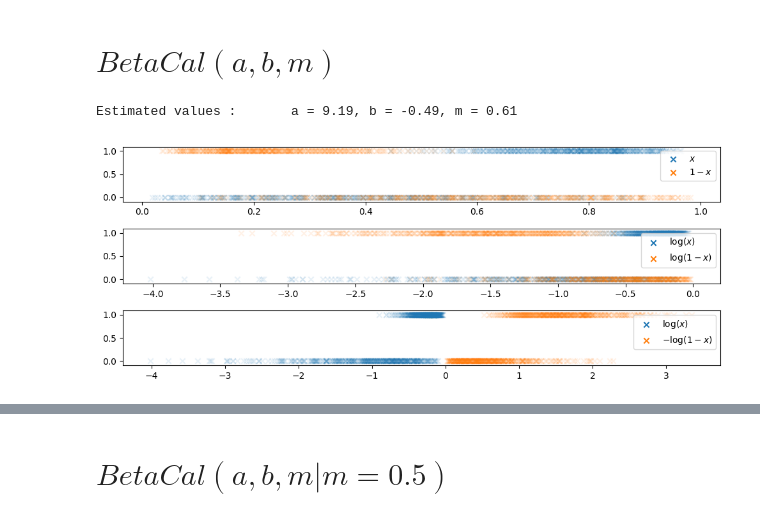
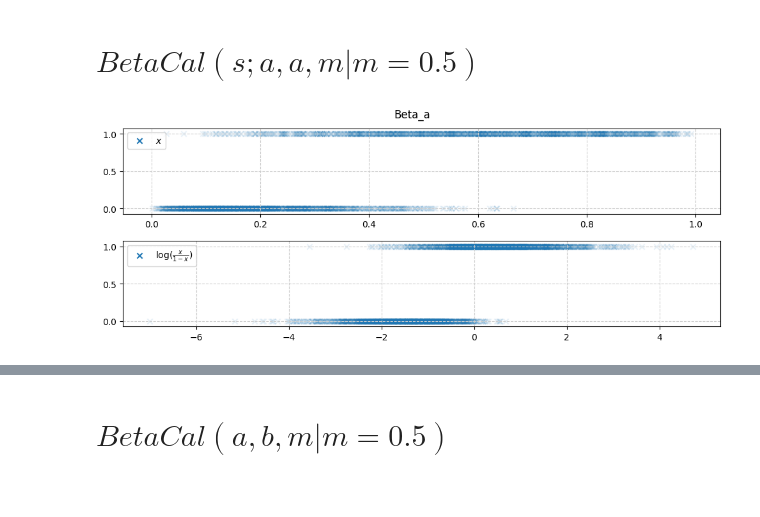
Before and after one commit to betacal/python, a Jupyter notebook: tutorial/beta_first_principles.ipynb, the cells around one changed output, grey strips where cells are left out. Saved outputs shown, nothing was run; the diff lists cells and outputs as text; code cells hidden in the pictures; blank space fills up the shorter version.

```diff
--- a/tutorial/beta_first_principles.ipynb
+++ b/tutorial/beta_first_principles.ipynb
@@ -18,0 +55,15 @@ linspace = np.linspace(0.01, 0.99, 50)
+# %%
+n_samples = 3000
+prior0 = 0.5
+prior1 = 1-prior0
+a0 = 2
+b0 = 8
+
+a1 = 3
+b1 = 2
+
+linspace = np.linspace(0+eps, 1-eps, 1000)
+
+plt.plot(linspace, beta.pdf(linspace, a0, b0), label='$beta_0$')
+plt.plot(linspace, beta.pdf(linspace, a1, b1), label='$beta_1$')
+plt.legend()
@@ -41,49 +122,25 @@ for lh in leg.legendHandles:
 # %% [markdown]
-# $BetaCal(a,b,m)$
+# $BetaCal(s; a,a, m| m=0.5)$
 # %%
+title = 'Beta_a'
 fig = plt.figure()
+fig.suptitle(title)
 
 x = scores.reshape(-1, 1)
-
-eps = np.finfo(x.dtype).eps
 x = np.clip(x, eps, 1-eps)
-x = np.hstack((x, 1. - x))
-ax = fig.add_subplot(311)
-ax.scatter(x[:,0], labels, marker='x', alpha=0.1, label='$x$')
-ax.scatter(x[:,1], labels, marker='x', alpha=0.1, label='$1-x$')
+ax = fig.add_subplot(211)
+ax.scatter(x, labels, marker='x', alpha=0.1, label='$x$')
 ax.legend()
 for lh in ax.legend_.legendHandles:
     lh.set_alpha(1)
 
-x = np.log(x)
-ax = fig.add_subplot(312)
-ax.scatter(x[:,0], labels, marker='x', alpha=0.1, label='$\log(x)$')
-ax.scatter(x[:,1], labels, marker='x', alpha=0.1, label='$\log(1-x)$')
+x = np.log(x / (1. - x))
+ax = fig.add_subplot(212)
+ax.scatter(x, labels, marker='x', alpha=0.1, label=r'$\log(\frac{x}{1-x})$')
 ax.legend()
 for lh in ax.legend_.legendHandles:
     lh.set_alpha(1)
 
-x[:, 1] *= -1
-ax = fig.add_subplot(313)
-ax.scatter(x[:,0], labels, marker='x', alpha=0.1, label='$\log(x)$')
-ax.scatter(x[:,1], labels, marker='x', alpha=0.1, label='$-\log(1-x)$')
-ax.legend()
-for lh in ax.legend_.legendHandles:
-    lh.set_alpha(1)
-
-plt.tight_layout()
-
-lr = LogisticRegression(C=99999999999)
-lr.fit(x, labels)
-coefs = lr.coef_[0]
-inter = lr.intercept_
-a = coefs[0]
-b = coefs[1]
-
-m = minimize_scalar(lambda mh: np.abs(b*np.log(1.-mh)-a*np.log(mh)-inter),
-                    bounds=[0, 1], method='Bounded').x[0]
-
-print('Estimated values :\t a = {:0.2f}, b = {:0.2f}, m = {:0.2f}'.format(a,b,m))
+plt.tight_layout(rect=[0, 0.03, 1, 0.95])
 # %% [output]
-Estimated values :       a = 9.19, b = -0.49, m = 0.61
-[figure, old version]
+[figure, new version]
```
Also changed, not shown: parts of 29 cells of this notebook.
